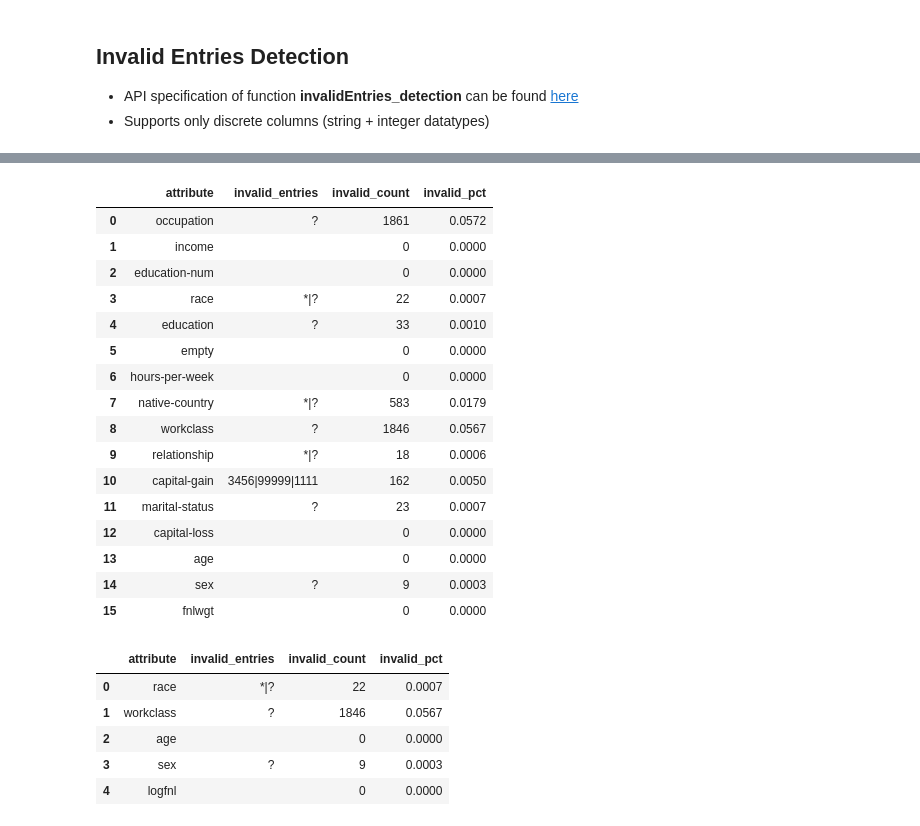
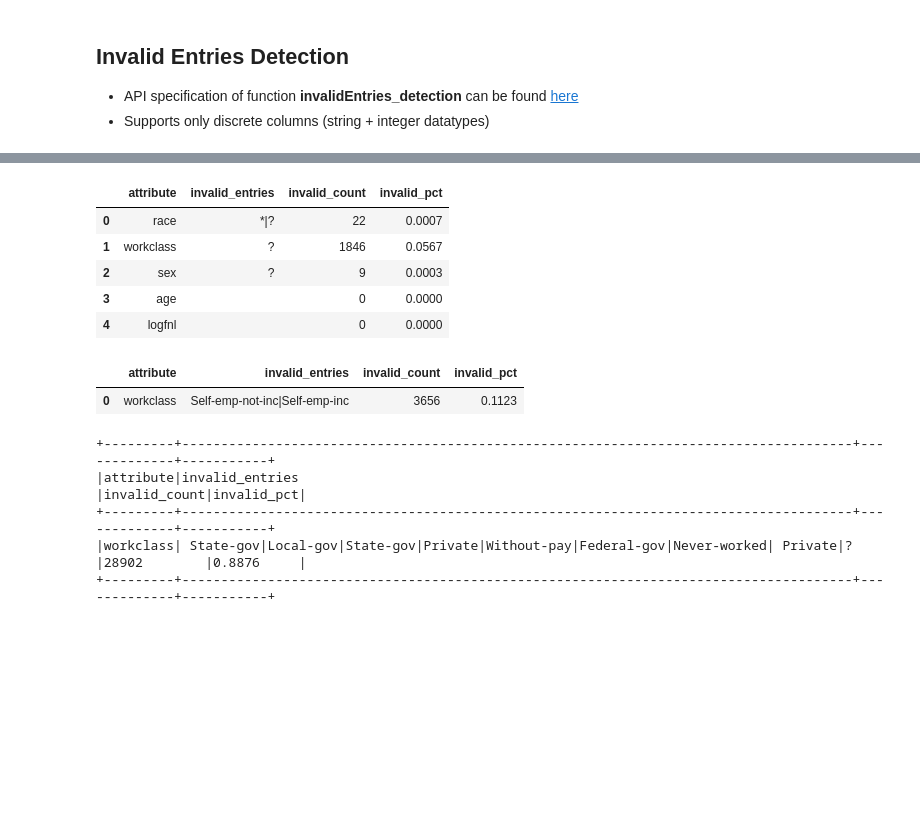
Before and after one commit to anovos/anovos, a Jupyter notebook: examples/notebooks/data_analyzer__quality_checker.ipynb, the cells around one changed output, grey strips where cells are left out. Saved outputs shown, nothing was run; the diff lists cells and outputs as text; code cells hidden in the pictures; blank space fills up the shorter version.

Commit message:
Update example notebooks and testing data

```diff
--- a/examples/notebooks/data_analyzer__quality_checker.ipynb
+++ b/examples/notebooks/data_analyzer__quality_checker.ipynb
@@ -807,34 +869,31 @@ odf_stats.toPandas()
 # %%
-# Example 2 - 'all' columns (excluding drop_cols)
-odf, odf_stats = invalidEntries_detection(spark, idf = df, list_of_cols='all', drop_cols=['ifa'])
+# Example 2 - selected columns + auto detection (by default)
+odf, odf_stats = invalidEntries_detection(spark, df, list_of_cols= ['age','sex','race','workclass','logfnl'])
 odf_stats.toPandas()
 # %% [output]
 |  | attribute | invalid_entries | invalid_count | invalid_pct |
-| 0 | occupation | ? | 1861 | 0.0572 |
-| 1 | income |  | 0 | 0.0000 |
-| 2 | education-num |  | 0 | 0.0000 |
-| 3 | race | *|? | 22 | 0.0007 |
-| 4 | education | ? | 33 | 0.0010 |
-| 5 | empty |  | 0 | 0.0000 |
-| 6 | hours-per-week |  | 0 | 0.0000 |
-| 7 | native-country | *|? | 583 | 0.0179 |
-| 8 | workclass | ? | 1846 | 0.0567 |
-| 9 | relationship | *|? | 18 | 0.0006 |
-| 10 | capital-gain | 3456|99999|1111 | 162 | 0.0050 |
-| 11 | marital-status | ? | 23 | 0.0007 |
-| 12 | capital-loss |  | 0 | 0.0000 |
-| 13 | age |  | 0 | 0.0000 |
-| 14 | sex | ? | 9 | 0.0003 |
-| 15 | fnlwgt |  | 0 | 0.0000 |
+| 0 | race | *|? | 22 | 0.0007 |
+| 1 | workclass | ? | 1846 | 0.0567 |
+| 2 | sex | ? | 9 | 0.0003 |
+| 3 | age |  | 0 | 0.0000 |
+| 4 | logfnl |  | 0 | 0.0000 |
 # %%
-# Example 3 - selected columns
-odf, odf_stats = invalidEntries_detection(spark, idf = df, list_of_cols= ['age','sex','race','workclass','logfnl'])
+# Example 3 - manual detection: treat Self-emp-not-inc and Self-emp-inc as invalid entries
+odf, odf_stats = invalidEntries_detection(spark, df, list_of_cols='workclass', detection_type="manual",
+                                          invalid_entries=["self-emp.*"], treatment_method='null_replacement')
 odf_stats.toPandas()
 # %% [output]
 |  | attribute | invalid_entries | invalid_count | invalid_pct |
-| 0 | race | *|? | 22 | 0.0007 |
-| 1 | workclass | ? | 1846 | 0.0567 |
-| 2 | age |  | 0 | 0.0000 |
-| 3 | sex | ? | 9 | 0.0003 |
-| 4 | logfnl |  | 0 | 0.0000 |
+| 0 | workclass | Self-emp-not-inc|Self-emp-inc | 3656 | 0.1123 |
+# %%
+# Example 4 - manual and auto detection (both): treat only Self-emp-not-inc and Self-emp-inc as valid entries
+odf, odf_stats = invalidEntries_detection(spark, df, list_of_cols='workclass', detection_type="both",
+                                          valid_entries=["self-emp.*"], treatment_method='null_replacement')
+odf_stats.show(1, False)
+# %% [output]
++---------+--------------------------------------------------------------------------------------+-------------+-----------+
+|attribute|invalid_entries                                                                       |invalid_count|invalid_pct|
++---------+--------------------------------------------------------------------------------------+-------------+-----------+
+|workclass| State-gov|Local-gov|State-gov|Private|Without-pay|Federal-gov|Never-worked| Private|?|28902        |0.8876     |
++---------+--------------------------------------------------------------------------------------+-------------+-----------+
 # %%
```
Also changed, not shown: parts of 37 cells of this notebook, 7 other files.
